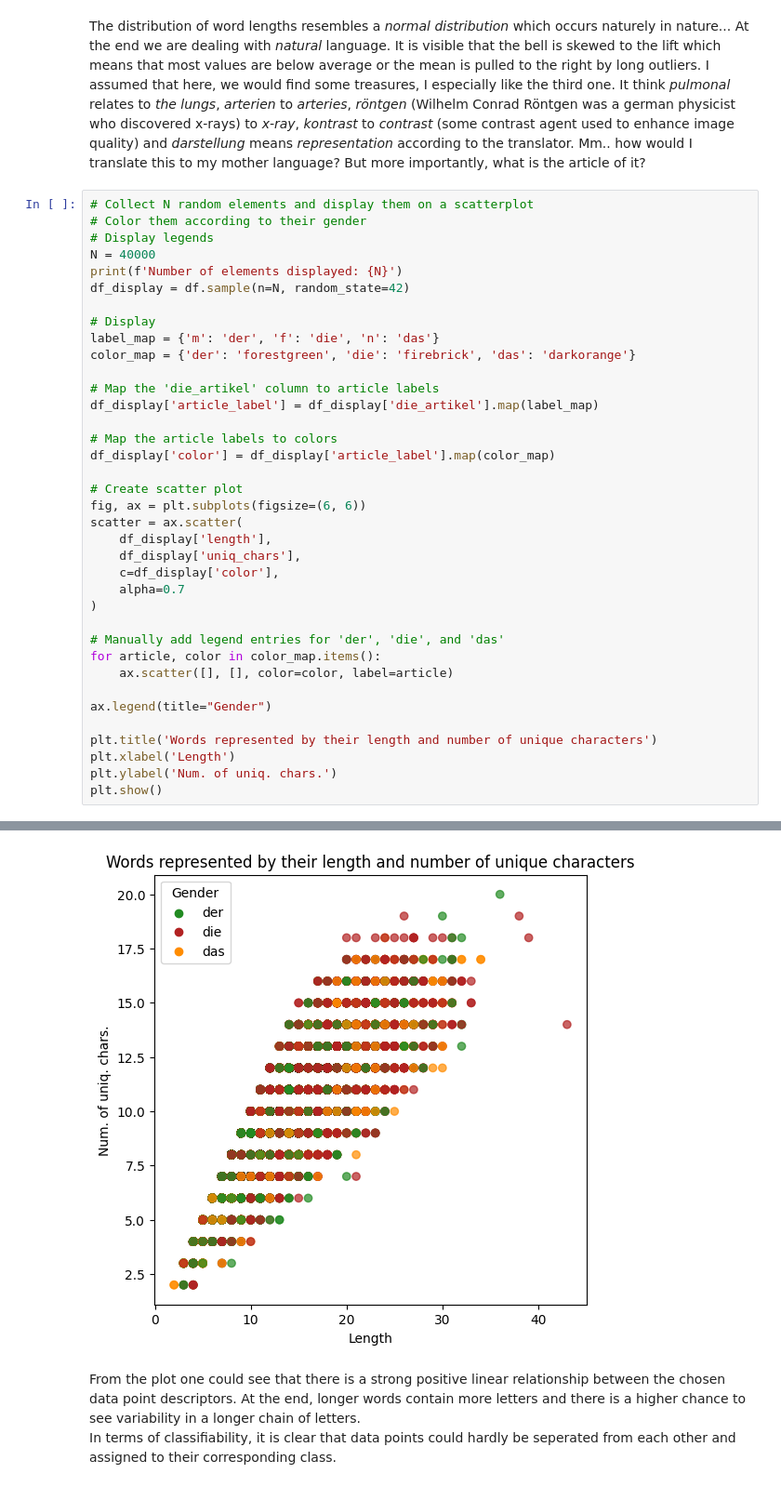
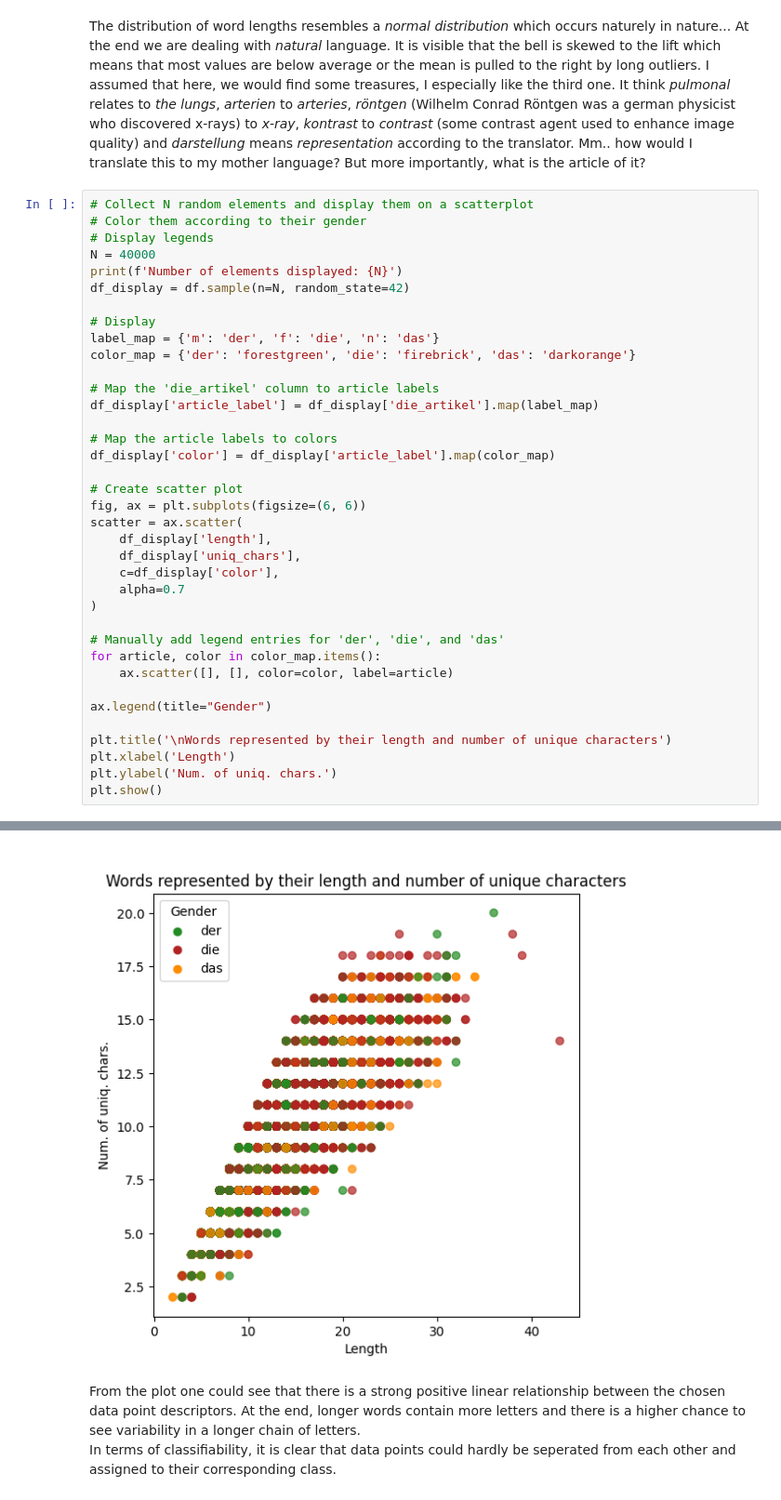
Before and after one commit to zalanfulop/german_nouns, a Jupyter notebook: noun_gender_predict.ipynb, the cells around one changed output, grey strips where cells are left out. Shown at 93% size. Cells and saved outputs as stored; diff of their text form.

```diff
--- a/noun_gender_predict.ipynb
+++ b/noun_gender_predict.ipynb
@@ -441,35 +478,35 @@ df_display = df.sample(n=N, random_state=42)
 # Display
 label_map = {'m': 'der', 'f': 'die', 'n': 'das'}
 color_map = {'der': 'forestgreen', 'die': 'firebrick', 'das': 'darkorange'}
 
 # Map the 'die_artikel' column to article labels
 df_display['article_label'] = df_display['die_artikel'].map(label_map)
 
 # Map the article labels to colors
 df_display['color'] = df_display['article_label'].map(color_map)
 
 # Create scatter plot
 fig, ax = plt.subplots(figsize=(6, 6))
 scatter = ax.scatter(
     df_display['length'],
     df_display['uniq_chars'],
     c=df_display['color'],
     alpha=0.7
 )
 
 # Manually add legend entries for 'der', 'die', and 'das'
 for article, color in color_map.items():
     ax.scatter([], [], color=color, label=article)
 
 ax.legend(title="Gender")
 
-plt.title('Words represented by their length and number of unique characters')
+plt.title('\nWords represented by their length and number of unique characters')
 plt.xlabel('Length')
 plt.ylabel('Num. of uniq. chars.')
 plt.show()
 # %% [output]
 Number of elements displayed: 40000
-[figure, old version]
+[figure, new version]
 # %% [markdown]
 From the plot one could see that there is a strong positive linear relationship between the chosen data point descriptors. At the end, longer words contain more letters and there is a higher chance to see variability in a longer chain of letters.<br>
 In terms of classifiability, it is clear that data points could hardly be seperated from each other and assigned to their corresponding class.
```
Also changed, not shown: parts of 22 cells of this notebook.
